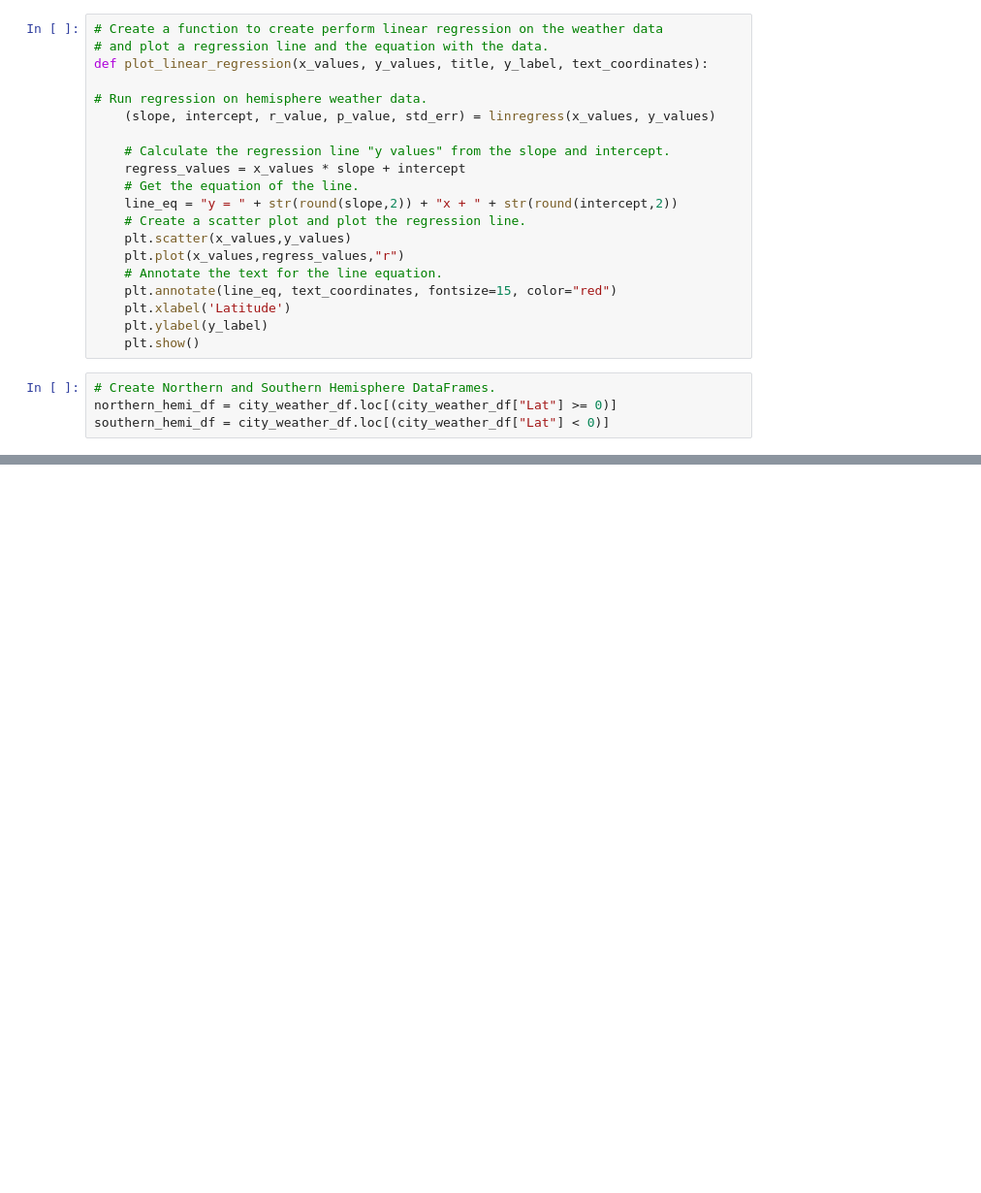
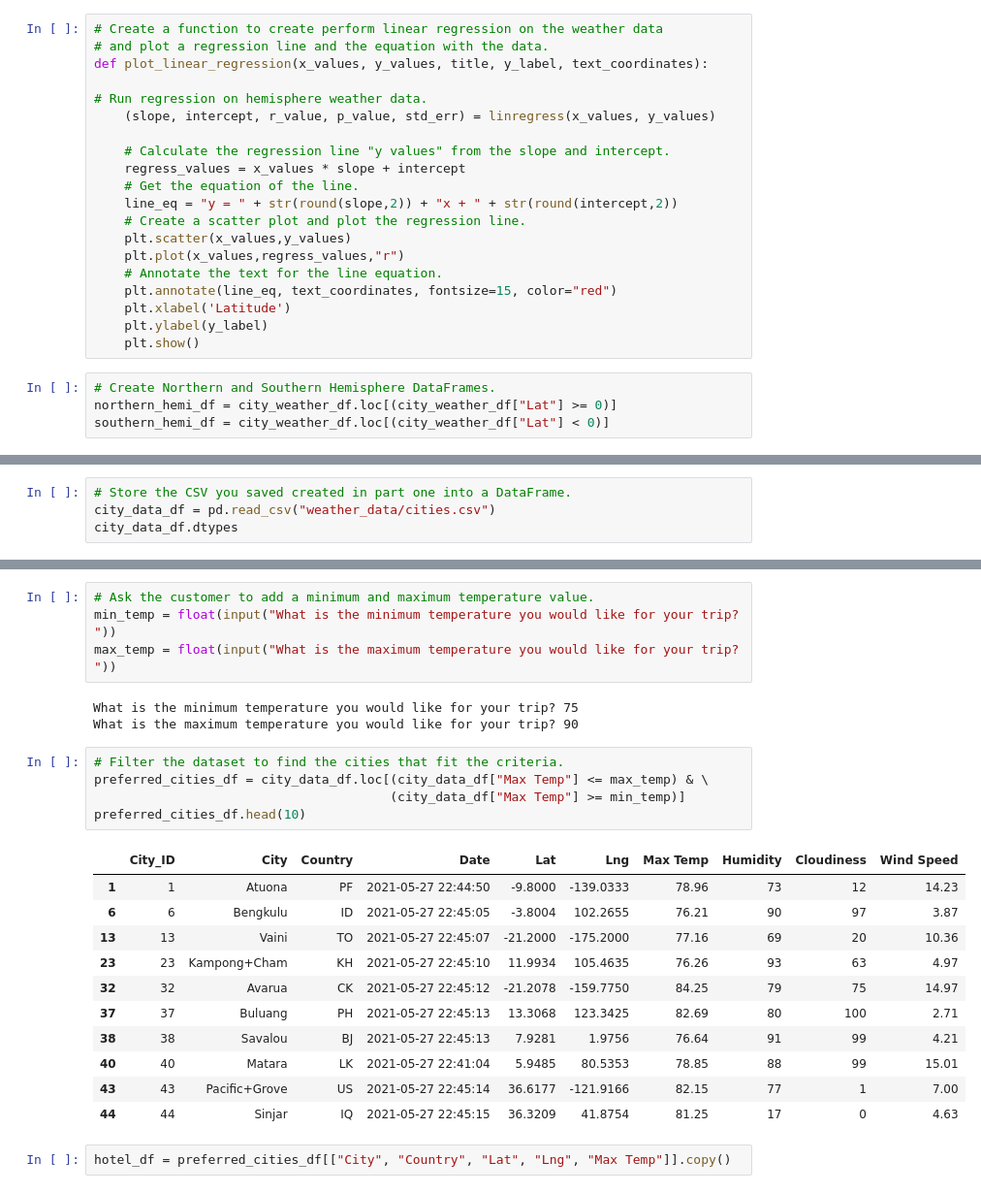
Before and after one commit to Pooja-boot-git/World_Weather_Analysis, a Jupyter notebook: WeatherPy.ipynb, the cells around one changed output, grey strips where cells are left out. Shown: that part at 97% size. Cells and saved outputs as stored; diff of their text form; blank space fills up the shorter version.

```diff
--- a/WeatherPy.ipynb
+++ b/WeatherPy.ipynb
@@ -332,0 +337,4 @@ plot_linear_regression(x_values, y_values,
+# %%
+# Store the CSV you saved created in part one into a DataFrame.
+city_data_df = pd.read_csv("weather_data/cities.csv")
+city_data_df.dtypes
@@ -332,0 +408,26 @@ plot_linear_regression(x_values, y_values,
+# %%
+# Ask the customer to add a minimum and maximum temperature value.
+min_temp = float(input("What is the minimum temperature you would like for your trip? "))
+max_temp = float(input("What is the maximum temperature you would like for your trip? "))
+# %% [output]
+What is the minimum temperature you would like for your trip? 75
+What is the maximum temperature you would like for your trip? 90
+# %%
+# Filter the dataset to find the cities that fit the criteria.
+preferred_cities_df = city_data_df.loc[(city_data_df["Max Temp"] <= max_temp) & \
+                                       (city_data_df["Max Temp"] >= min_temp)]
+preferred_cities_df.head(10)
+# %% [output]
+|  | City_ID | City | Country | Date | Lat | Lng | Max Temp | Humidity | Cloudiness | Wind Speed |
+| 1 | 1 | Atuona | PF | 2021-05-27 22:44:50 | -9.8000 | -139.0333 | 78.96 | 73 | 12 | 14.23 |
+| 6 | 6 | Bengkulu | ID | 2021-05-27 22:45:05 | -3.8004 | 102.2655 | 76.21 | 90 | 97 | 3.87 |
+| 13 | 13 | Vaini | TO | 2021-05-27 22:45:07 | -21.2000 | -175.2000 | 77.16 | 69 | 20 | 10.36 |
+| 23 | 23 | Kampong+Cham | KH | 2021-05-27 22:45:10 | 11.9934 | 105.4635 | 76.26 | 93 | 63 | 4.97 |
+| 32 | 32 | Avarua | CK | 2021-05-27 22:45:12 | -21.2078 | -159.7750 | 84.25 | 79 | 75 | 14.97 |
+| 37 | 37 | Buluang | PH | 2021-05-27 22:45:13 | 13.3068 | 123.3425 | 82.69 | 80 | 100 | 2.71 |
+| 38 | 38 | Savalou | BJ | 2021-05-27 22:45:13 | 7.9281 | 1.9756 | 76.64 | 91 | 99 | 4.21 |
+| 40 | 40 | Matara | LK | 2021-05-27 22:41:04 | 5.9485 | 80.5353 | 78.85 | 88 | 99 | 15.01 |
+| 43 | 43 | Pacific+Grove | US | 2021-05-27 22:45:14 | 36.6177 | -121.9166 | 82.15 | 77 | 1 | 7.00 |
+| 44 | 44 | Sinjar | IQ | 2021-05-27 22:45:15 | 36.3209 | 41.8754 | 81.25 | 17 | 0 | 4.63 |
+# %%
+hotel_df = preferred_cities_df[["City", "Country", "Lat", "Lng", "Max Temp"]].copy()
```
Also changed, not shown: parts of 31 cells of this notebook.
